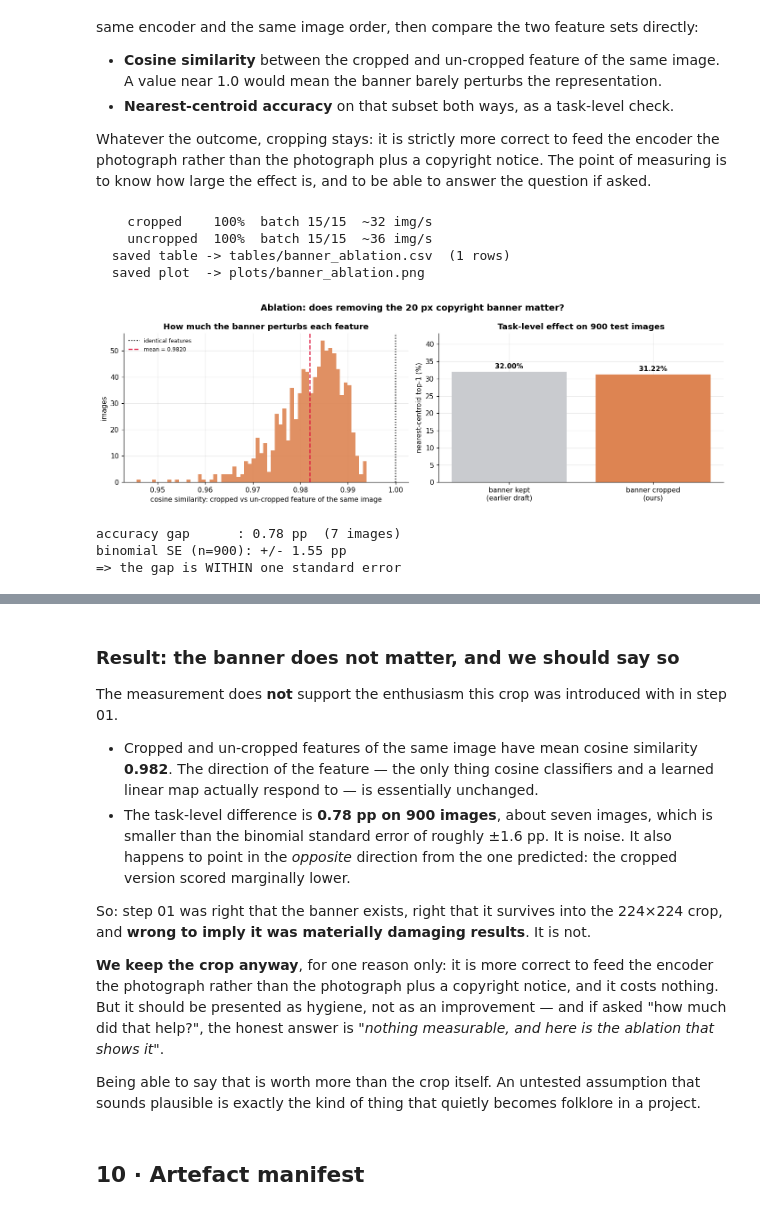
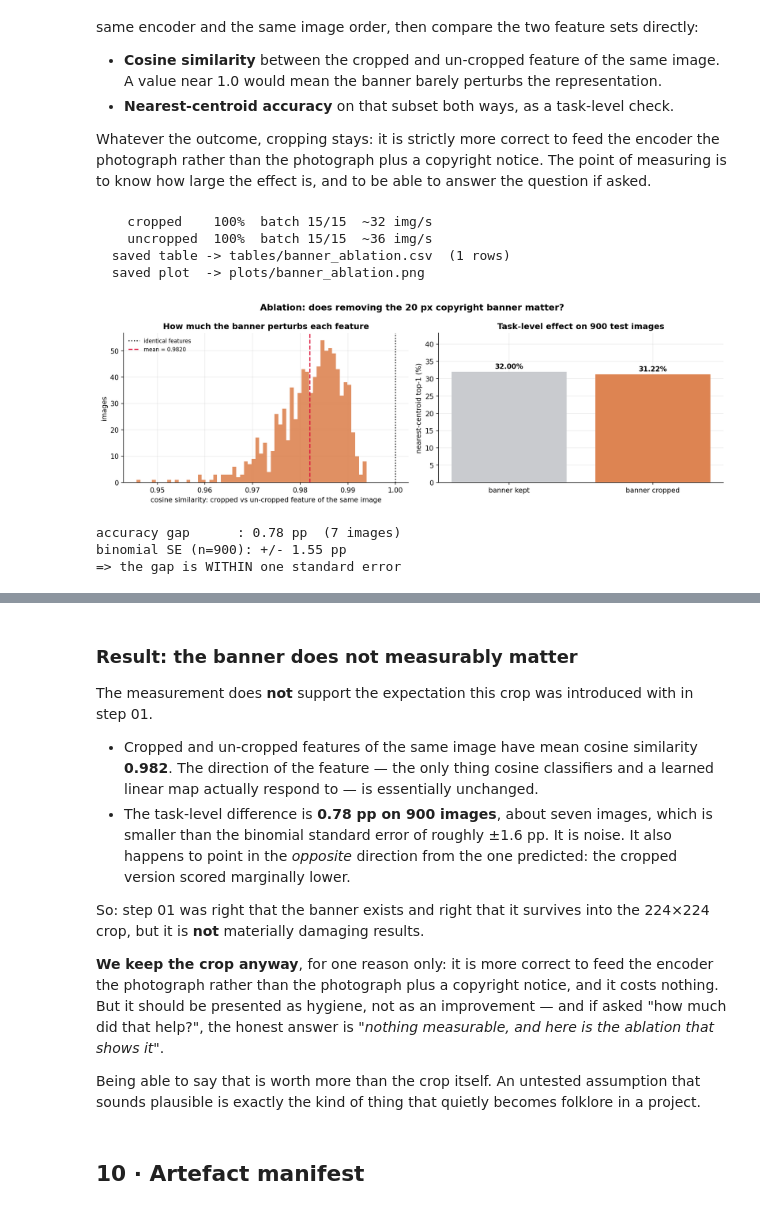
Before and after one commit to Yousef-Shihade/FrozenFlow, a Jupyter notebook: Stage_1/Work/02_feature_extraction/code/02_feature_extraction.ipynb, the cells around one changed output, grey strips where cells are left out. Cells and saved outputs as stored; diff of their text form; code cells hidden in the pictures.

```diff
--- a/Stage_1/Work/02_feature_extraction/code/02_feature_extraction.ipynb
+++ b/Stage_1/Work/02_feature_extraction/code/02_feature_extraction.ipynb
@@ -873,44 +873,44 @@ ax.legend(fontsize=8)
 
 ax = axes[1]
 accs = [ablation_df["nn_centroid_acc_uncropped_%"].iloc[0],
         ablation_df["nn_centroid_acc_cropped_%"].iloc[0]]
-bars = ax.bar(["banner kept\n(earlier draft)", "banner cropped\n(ours)"], accs,
+bars = ax.bar(["banner kept", "banner cropped"], accs,
               color=["#C9CBCF", DATASET_COLORS["FGVC-Aircraft"]])
 ax.bar_label(bars, fmt="%.2f%%", padding=3, fontweight="bold")
 ax.set_ylabel("nearest-centroid top-1 (%)")
 ax.set_title(f"Task-level effect on {ABLATION_N} test images")
 ax.set_ylim(0, max(accs) * 1.35)
 
 fig.suptitle(f"Ablation: does removing the {AIRCRAFT_BANNER_PX} px copyright banner matter?",
              fontsize=13, fontweight="bold")
 fig.tight_layout()
 art.figure(fig, "banner_ablation")
 plt.show()
 
 # Binomial standard error, to judge whether the accuracy gap means anything at all.
 p = ablation_df["nn_centroid_acc_uncropped_%"].iloc[0] / 100
 se_pp = 100 * (p * (1 - p) / ABLATION_N) ** 0.5
 gap_pp = abs(ablation_df["nn_centroid_acc_cropped_%"].iloc[0]
              - ablation_df["nn_centroid_acc_uncropped_%"].iloc[0])
 print(f"accuracy gap      : {gap_pp:.2f} pp  ({round(gap_pp / 100 * ABLATION_N)} images)")
 print(f"binomial SE (n={ABLATION_N}): +/- {se_pp:.2f} pp")
 print(f"=> the gap is {'WITHIN' if gap_pp < se_pp else 'OUTSIDE'} one standard error")
 ablation_df
 # %% [output]
     cropped    100%  batch 15/15  ~32 img/s
     uncropped  100%  batch 15/15  ~36 img/s
   saved table -> tables/banner_ablation.csv  (1 rows)
   saved plot  -> plots/banner_ablation.png
-[figure, old version]
+[figure, new version]
 accuracy gap      : 0.78 pp  (7 images)
 binomial SE (n=900): +/- 1.55 pp
 => the gap is WITHIN one standard error
 |  | encoder | n_images | banner_px | cosine_mean | cosine_min | cosine_p5 | rel_L2_change_mean_% | ... |
 | 0 | resnet18 | 900 | 20 | 0.982 | 0.9456 | 0.9693 | 19.18 | ... |
 # %% [markdown]
-### Result: the banner does not matter, and we should say so
+### Result: the banner does not measurably matter
 
-The measurement does **not** support the enthusiasm this crop was introduced with in step 01.
+The measurement does **not** support the expectation this crop was introduced with in step 01.
 
 - Cropped and un-cropped features of the same image have mean cosine similarity **0.982**.
   The direction of the feature — the only thing cosine classifiers and a learned linear map
@@ -920,8 +920,8 @@ The measurement does **not** support the enthusiasm this crop was introduced wit
   to point in the *opposite* direction from the one predicted: the cropped version scored
   marginally lower.
 
-So: step 01 was right that the banner exists, right that it survives into the 224×224 crop,
-and **wrong to imply it was materially damaging results**. It is not.
+So: step 01 was right that the banner exists and right that it survives into the 224×224
+crop, but it is **not** materially damaging results.
 
 **We keep the crop anyway**, for one reason only: it is more correct to feed the encoder the
 photograph rather than the photograph plus a copyright notice, and it costs nothing. But it
```
Also changed, not shown: parts of 1 cell of this notebook, 34 other files.
